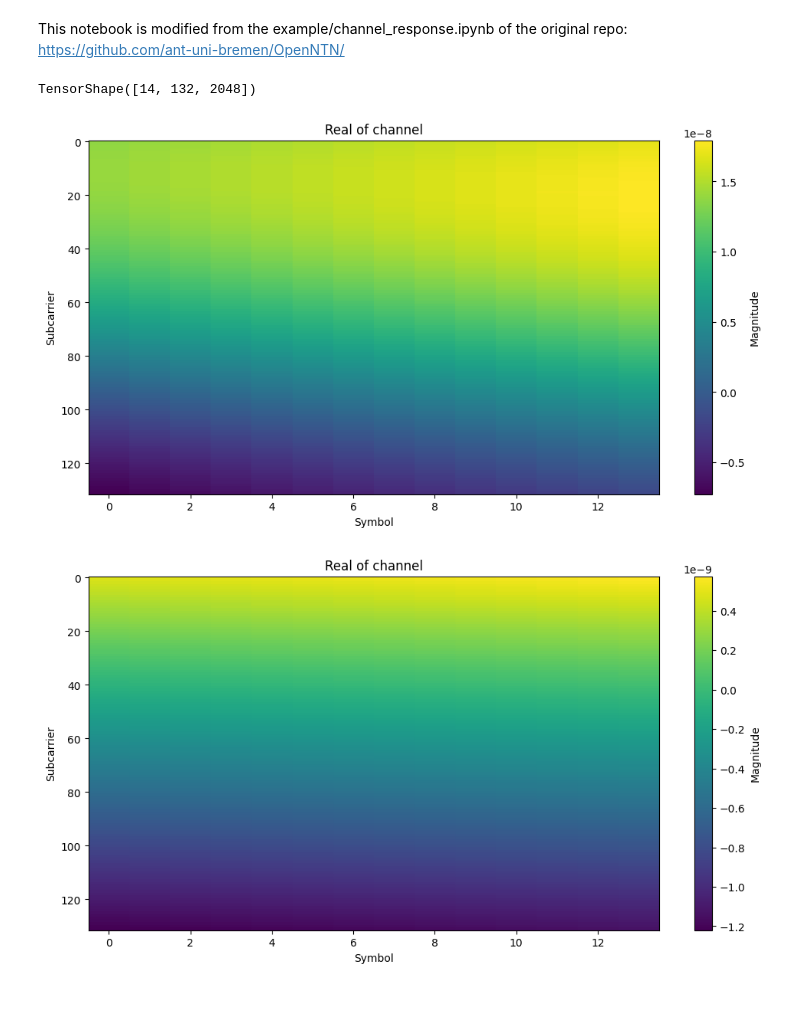
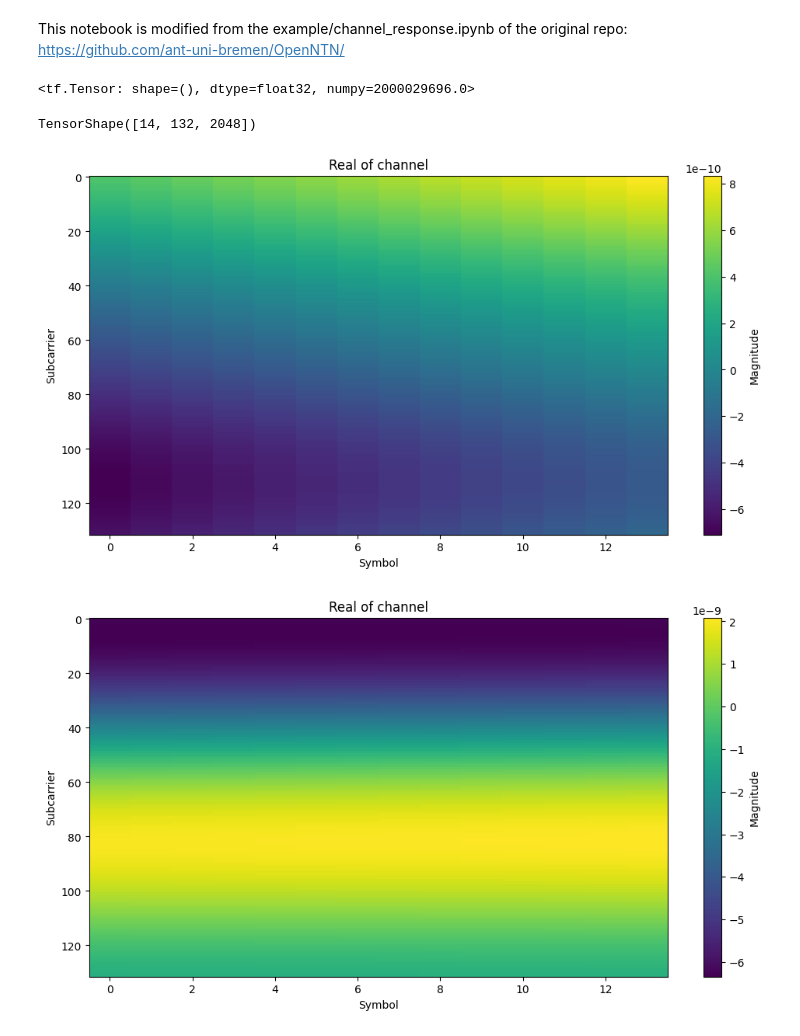
Before and after one commit to thienhieu-hoang/Gene_NTN_Data, a Jupyter notebook: Sionna/OpenNTN/example/channel_response.ipynb, the cells around one changed output. Drawn from its saved outputs; the diff is of its cells as text; code cells hidden in the pictures; blank space fills up the shorter version.

```diff
--- a/Sionna/OpenNTN/example/channel_response.ipynb
+++ b/Sionna/OpenNTN/example/channel_response.ipynb
@@ -36,7 +36,7 @@ from OpenNTN import DenseUrban, Urban, SubUrban
 from OpenNTN.utils import gen_single_sector_topology as gen_ntn_topology
 # %%
 scenario = "dur" # dur is the DenseUrban scenario
-carrier_frequency = 2.0e9 # UL S-Band
+carrier_frequency = 2.18e9 # DL S-Band
 direction = "downlink"
 elevation_angle = 50.0
 num_ut = 1
@@ -60,10 +60,11 @@ H_perfect = [] # to be in size of [14,132,N]
 # %%
 num_streams_per_tx = 1
 num_time_steps = 14
-sampling_frequency = 14 * 10**(6)
+sampling_frequency = 76800000 # set equal to waveformInfo.SampleRate in MATLAB
+        # maybe different because in MATLAB, number of subcariers is different to the Nfft
 
 rg = ResourceGrid(num_ofdm_symbols=14,
-                    fft_size=132,
+                    fft_size=132, # in MATLAB, it is 256, even number of subcarriers is 132
                     subcarrier_spacing=30e3,
                     num_tx=num_ut,
                     num_streams_per_tx=num_streams_per_tx,
@@ -76,3 +79,8 @@ frequencies = subcarrier_frequencies(rg.fft_size, rg.subcarrier_spacing)
+# %%
+aa = compute_stallite_doppler(satellite_height, elevation_angle, carrier_frequency)
+aa
+# %% [output]
+<tf.Tensor: shape=(), dtype=float32, numpy=2000029696.0>
 # %%
 for i in range(N_samples//(batch_size *2)):
     # Here we match choose DenseUrban to match the parameter "dur" for the scenario defined above
@@ -108,7 +116,7 @@ import scipy.io
 H_perfect_numpy = H_perfect.numpy()
 scipy.io.savemat('H_perfect.mat', {'H_perfect': H_perfect_numpy})
 # %%
-h_freq_plot = (H_perfect[:,:,0]).numpy().real
+h_freq_plot = (H_perfect[:,:,100]).numpy().real
 h_freq_plot = h_freq_plot.T
 
 # Plot the concatenated heatmap
@@ -120,21 +128,21 @@ plt.ylabel('Subcarrier')
 plt.title('Real of channel')
 plt.show()
 # %% [output]
-[figure, old version]
+[figure, new version]
 # %%
-h_freq_plot = (H_perfect[:,:,120]).numpy().real
+h_freq_plot = (H_perfect[:,:,6]).numpy().real
 h_freq_plot = h_freq_plot.T
 
 # Plot the concatenated heatmap
 plt.figure(figsize=(12, 6))
 plt.imshow(h_freq_plot, aspect='auto', cmap='viridis')
 plt.colorbar(label='Magnitude')
 plt.xlabel('Symbol')
 plt.ylabel('Subcarrier')
 plt.title('Real of channel')
 plt.show()
 # %% [output]
-[figure, old version]
+[figure, new version]
 # %%
 h_freq_plot = (h[19,  0,0,  0,0,  :,:]).numpy().real
 h_freq_plot = h_freq_plot.T
```
Also changed, not shown: parts of 6 cells of this notebook.
